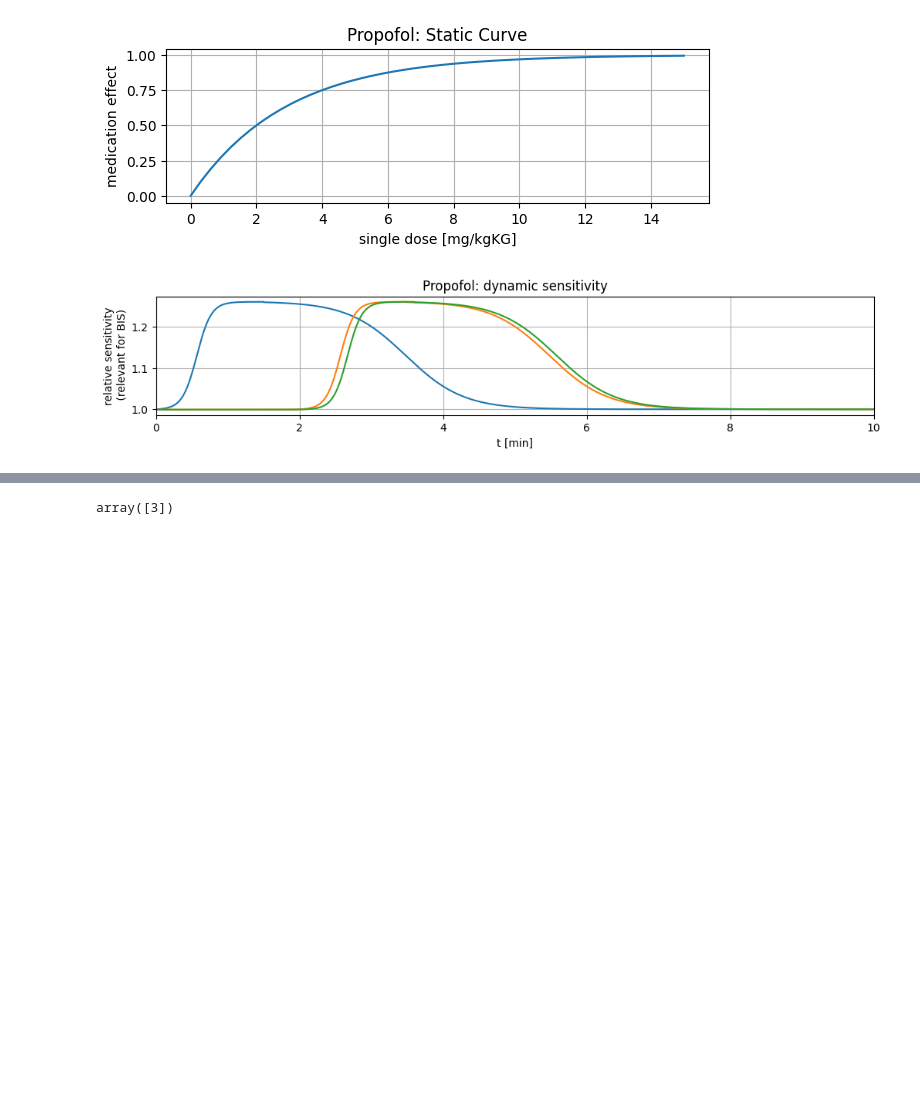
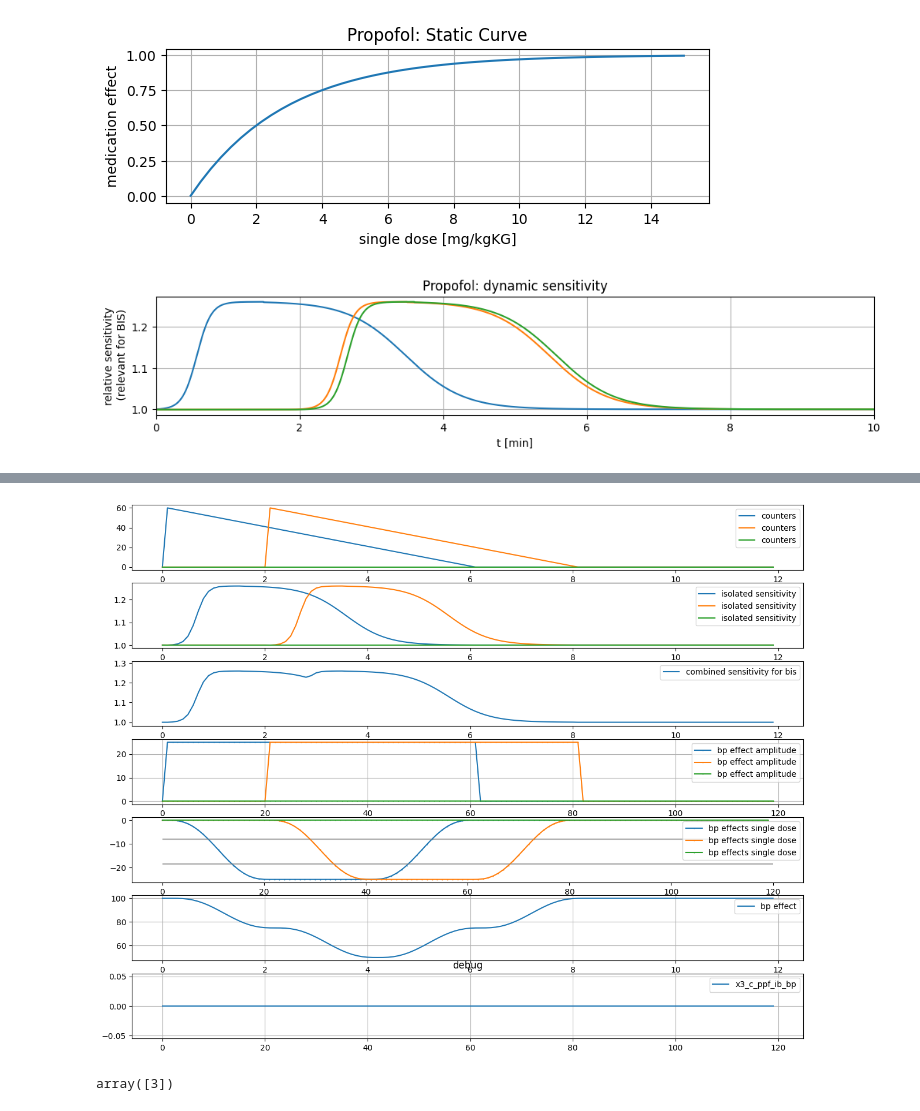
Before and after one commit to cknoll/boasim, a Jupyter notebook: notebooks/07e_Profofol_Bolus.ipynb, the cells around one changed output, grey strips where cells are left out. Drawn from its saved outputs; the diff is of its cells as text; code cells hidden in the pictures; blank space fills up the shorter version.

```diff
--- a/notebooks/07e_Profofol_Bolus.ipynb
+++ b/notebooks/07e_Profofol_Bolus.ipynb
@@ -174,3 +174,7 @@ bp_amplitude_idcs := array([ 8, 11, 14])
+# %%
+plot_results()
+# %% [output]
+[figure, added]
 # %%
 # %% [output]
 array([3])
```
Also changed, not shown: parts of 2 cells of this notebook, 1 other file.
